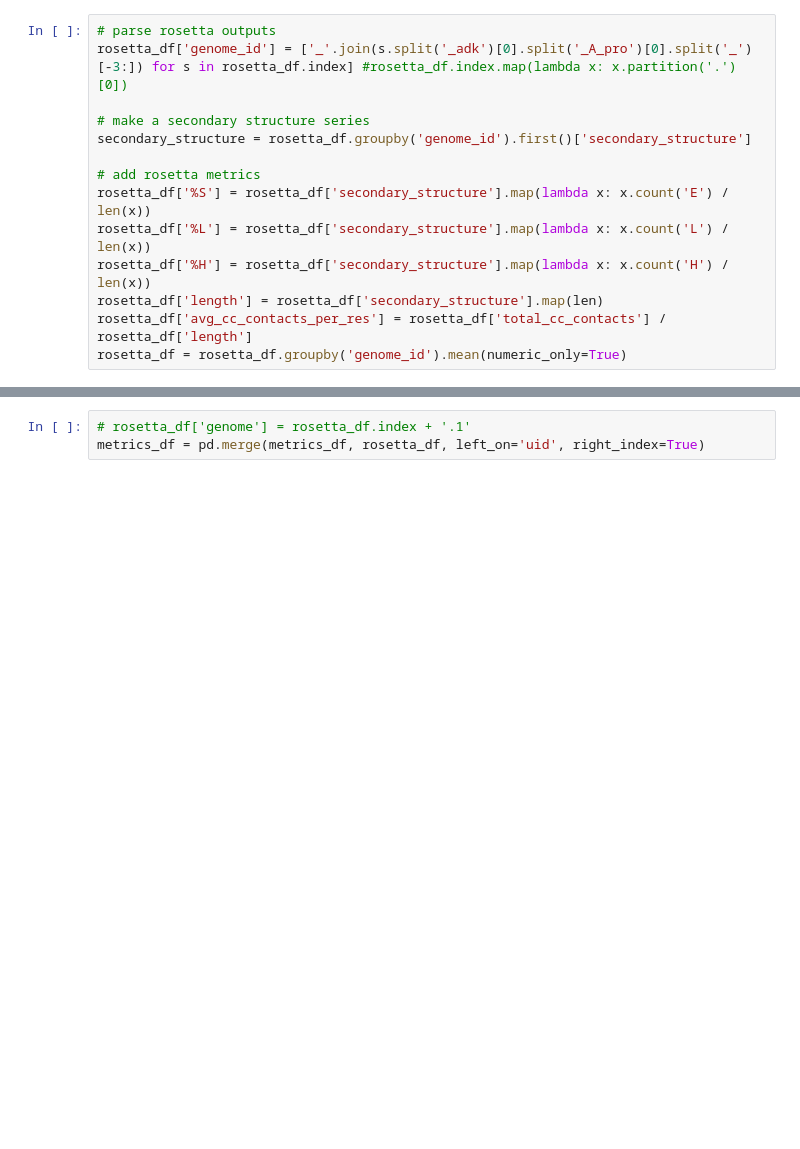
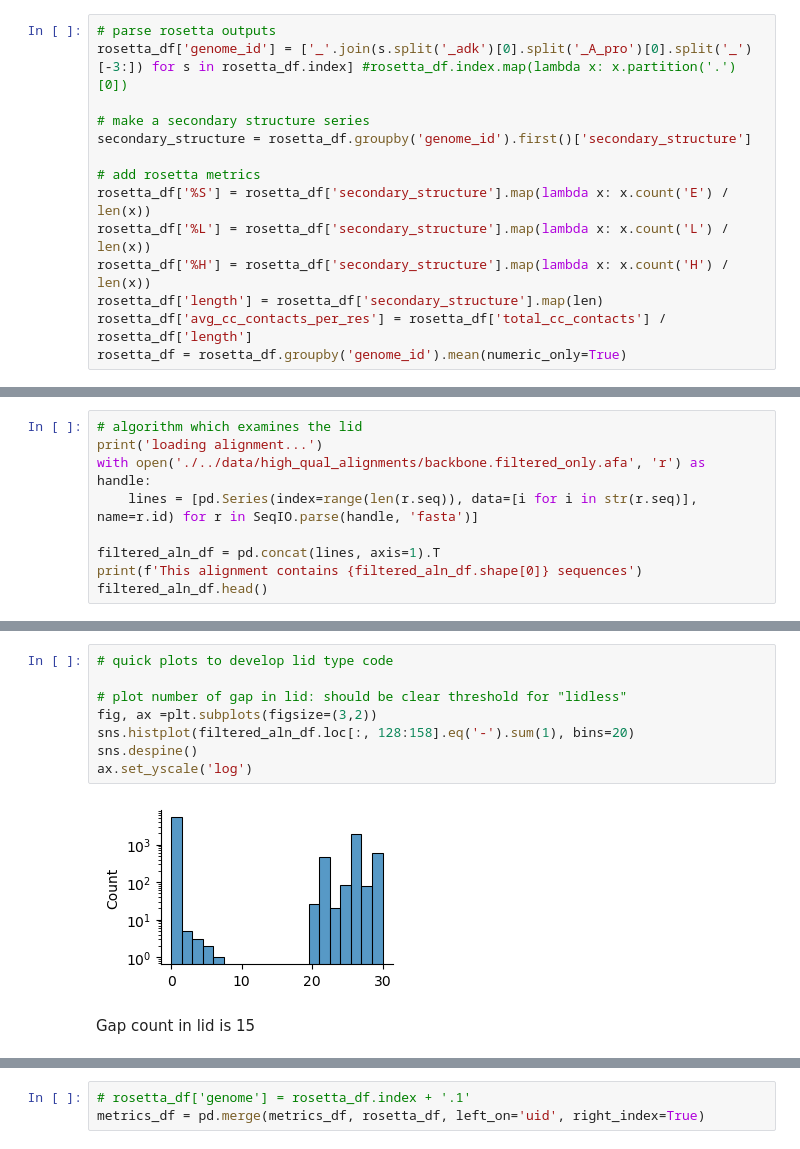
Before and after one commit to realmichaelhoffert/adenylate_kinase_ogt, a Jupyter notebook: notebooks/01_compile_data.ipynb, the cells around one changed output, grey strips where cells are left out. Saved outputs shown, nothing was run; the diff lists cells and outputs as text; blank space fills up the shorter version.

```diff
--- a/notebooks/01_compile_data.ipynb
+++ b/notebooks/01_compile_data.ipynb
@@ -96,0 +129,9 @@ rosetta_df = rosetta_df.groupby('genome_id').mean(numeric_only=True)
+# %%
+# algorithm which examines the lid
+print('loading alignment...')
+with open('./../data/high_qual_alignments/backbone.filtered_only.afa', 'r') as handle:
+    lines = [pd.Series(index=range(len(r.seq)), data=[i for i in str(r.seq)], name=r.id) for r in SeqIO.parse(handle, 'fasta')]
+
+filtered_aln_df = pd.concat(lines, axis=1).T
+print(f'This alignment contains {filtered_aln_df.shape[0]} sequences')
+filtered_aln_df.head()
@@ -96,0 +159,12 @@ rosetta_df = rosetta_df.groupby('genome_id').mean(numeric_only=True)
+# %%
+# quick plots to develop lid type code
+
+# plot number of gap in lid: should be clear threshold for "lidless"
+fig, ax =plt.subplots(figsize=(3,2))
+sns.histplot(filtered_aln_df.loc[:, 128:158].eq('-').sum(1), bins=20)
+sns.despine()
+ax.set_yscale('log')
+# %% [output]
+[figure, added]
+# %% [markdown]
+Gap count in lid is 15
```
Also changed, not shown: parts of 30 cells of this notebook.
